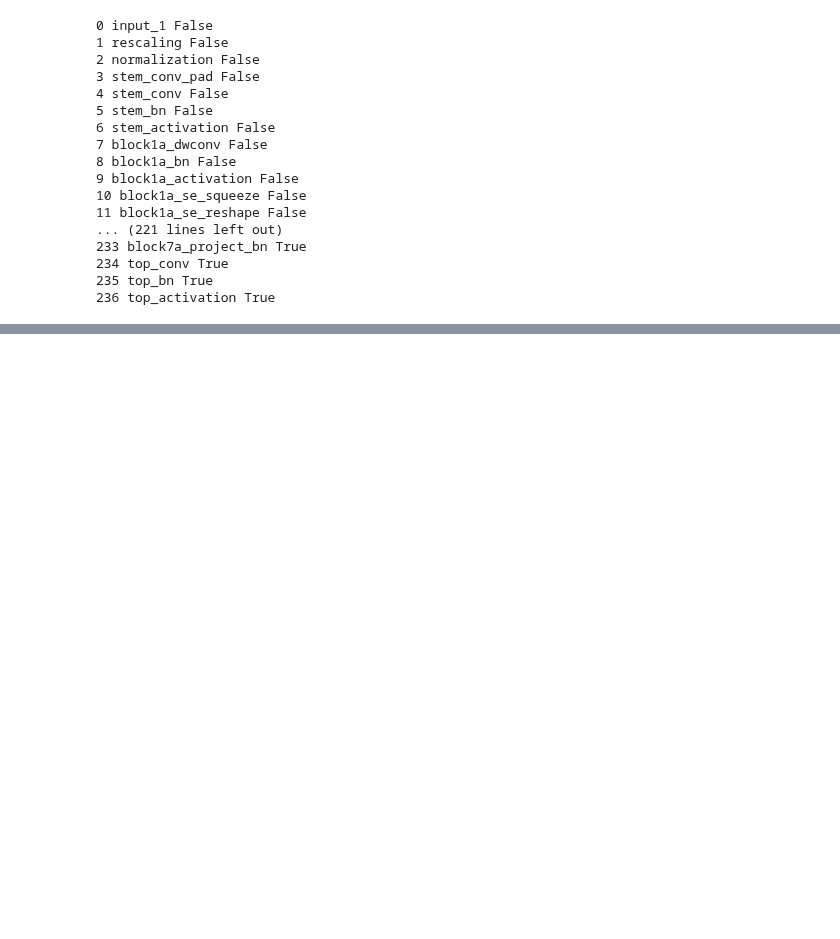
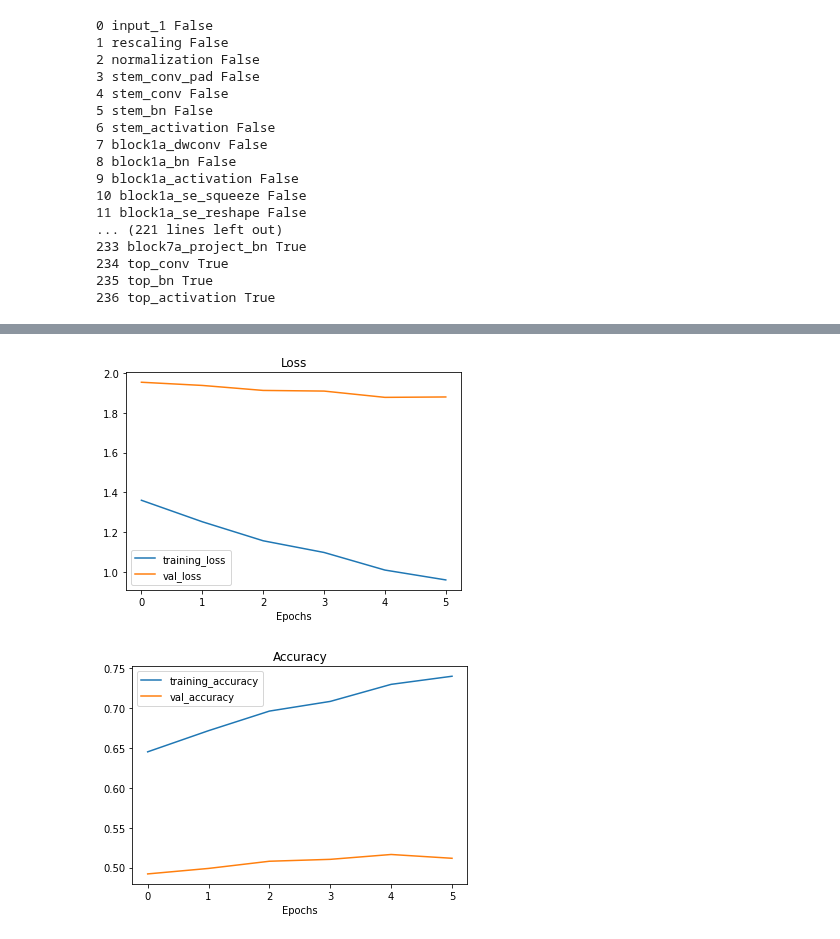
Before and after one commit to Tower5954/Intro_to_tensorflow, a Jupyter notebook: 06_Transfer_Learning_Scaling_Up.ipynb, the cells around one changed output, grey strips where cells are left out. Drawn from its saved outputs; the diff is of its cells as text; code cells hidden in the pictures; blank space fills up the shorter version.

```diff
--- a/06_Transfer_Learning_Scaling_Up.ipynb
+++ b/06_Transfer_Learning_Scaling_Up.ipynb
@@ -311,0 +312,5 @@ Epoch 10/10
+# %%
+plot_loss_curves(history_all_classes_10_percent_fine_tune)
+# %% [output]
+[figure, added]
+[figure, added]
```
Also changed, not shown: parts of 11 cells of this notebook.
